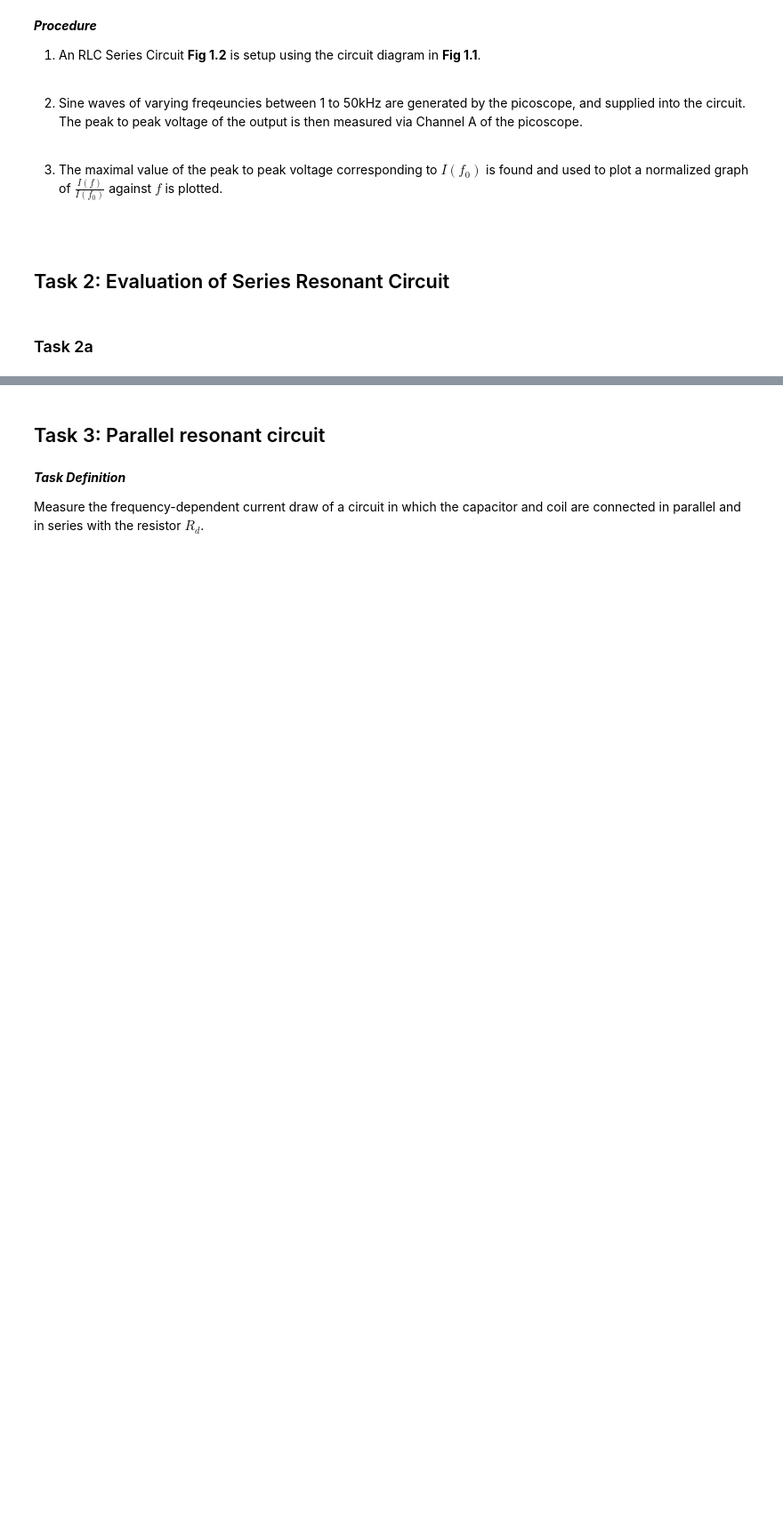
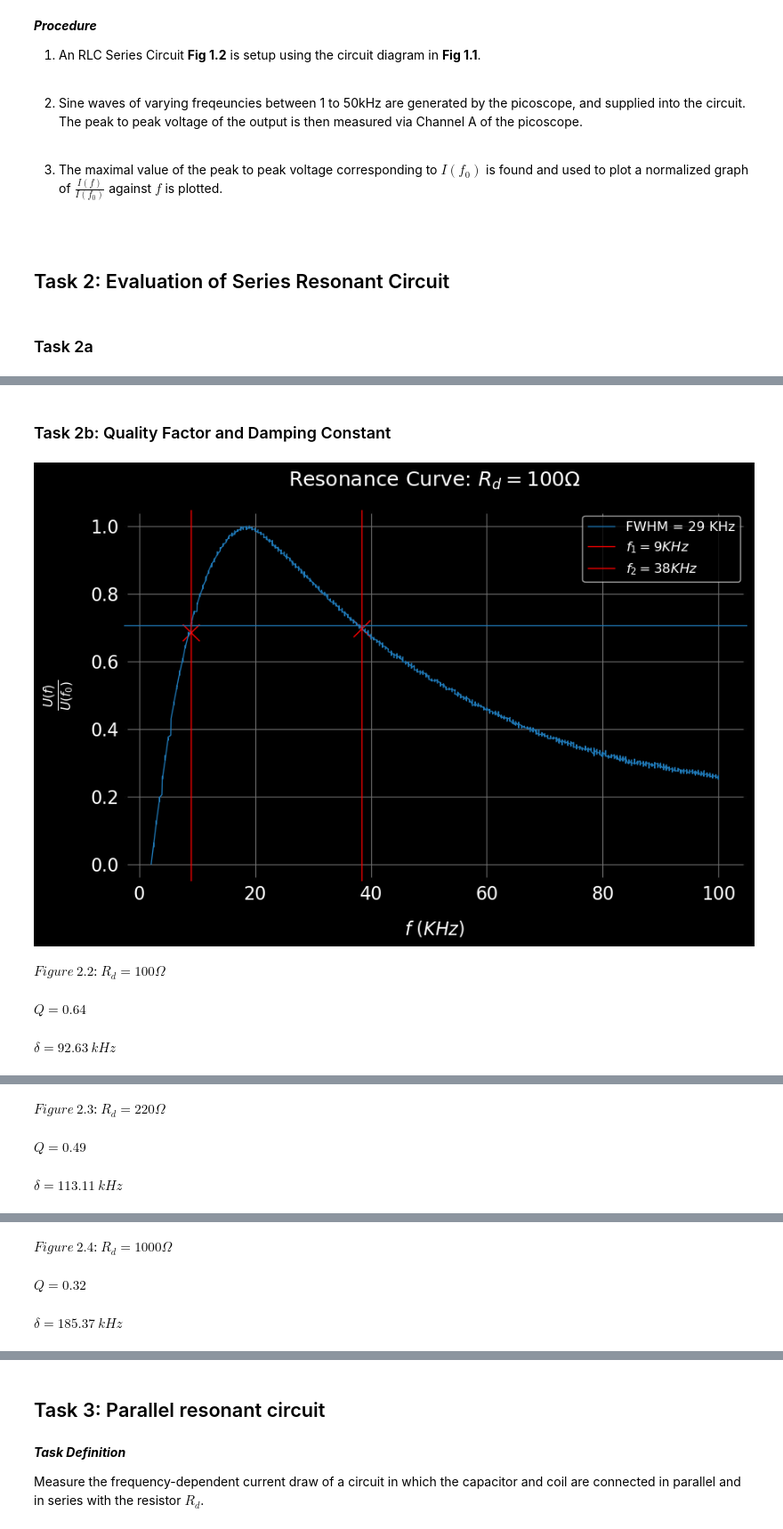
Before and after one commit to edhar98/Lab2, a Jupyter notebook: E12/E12He.ipynb, the cells around one changed output, grey strips where cells are left out. Shown at 89% size. Drawn from its saved outputs; the diff is of its cells as text; code cells hidden in the pictures; blank space fills up the shorter version.

```diff
--- a/E12/E12He.ipynb
+++ b/E12/E12He.ipynb
@@ -187 +190,52 @@ dy(Lx(r'$Figure\, 2.1$: Plot of Resonance Curves for both damping resistance.'))
 $Figure\, 2.1$: Plot of Resonance Curves for both damping resistance.
+# %% [markdown]
+### Task 2b: Quality Factor and Damping Constant
+# %%
+delta_l =[]
+f_0_l = []
+Q_l = []
+for i,df in enumerate(df_l):
+    f = f_l[i]*1e-3
+    A = 1-np.abs(V_d_l[i]-V_G_l[i])/(np.abs(V_d_l[i]-V_G_l[i]).max())
+    A = A/A.max()
+    T = A.max()/np.sqrt(2)
+
+
+    #Find FWHM y-values
+    left_ind = np.where(A>T)[0][0] -1
+    right_ind = np.where(A>T)[0][-1] + 1
+    r_left = f[left_ind]
+    r_right = f[right_ind]
+    FWHM = abs(r_left - r_right)
+
+    #Q_value
+    A_max_ind = np.argmax(A)
+    f_0 = f[A_max_ind]
+    f_0_l.append(f_0)
+    Q = f_0/FWHM
+    Q_l.append(Q)
+    #Damping Ratio
+    Delta = np.pi*f_0/Q
+    delta_l.append(Delta)
+
+    #Plot Horizontal and Vertical Lines
+    plt.plot(f, A)
+    plt.axhline(A.max()/np.sqrt(2), label=f'FWHM = %2.f KHz' % FWHM)
+    plt.axvline(f[left_ind],color='red',label=f'$f_1 = %2.f KHz$' % f[left_ind])
+    plt.axvline(f[right_ind],color='red',label=f'$f_2 = %2.f KHz$' % f[right_ind])
+    plt.scatter([r_left,r_right],[A[left_ind],A[right_ind]],marker='x',color='red')
+    #Plot Labels
+    plt.xlabel(r'$f$ ($KHz$)')
+    plt.ylabel(r'$\frac{U(f)}{U(f_0)}$')
+    plt.title(r'Resonance Curve: $R_d = %s \Omega$' % R_d_l[i])
+    plt.legend(loc='upper right')
+    plt.grid(True)
+    plt.show()
+    dy(Lx(r'$Figure ~2.%d$: $R_d = %s \Omega$' %(i+2, R_d_l[i])))
+    dy(Lx(r'$Q= %.2f$' % Q))
+    dy(Lx(r'$\delta = %.2f ~kHz$' % Delta))
+# %% [output]
+[figure, added]
+$Figure ~2.2$: $R_d = 100 \Omega$
+$Q= 0.64$
+$\delta = 92.63 ~kHz$
@@ -187,0 +243,3 @@ $Figure\, 2.1$: Plot of Resonance Curves for both damping resistance.
+$Figure ~2.3$: $R_d = 220 \Omega$
+$Q= 0.49$
+$\delta = 113.11 ~kHz$
@@ -187,0 +247,3 @@ $Figure\, 2.1$: Plot of Resonance Curves for both damping resistance.
+$Figure ~2.4$: $R_d = 1000 \Omega$
+$Q= 0.32$
+$\delta = 185.37 ~kHz$
```
Also changed, not shown: parts of 7 cells of this notebook, 1 other file.
